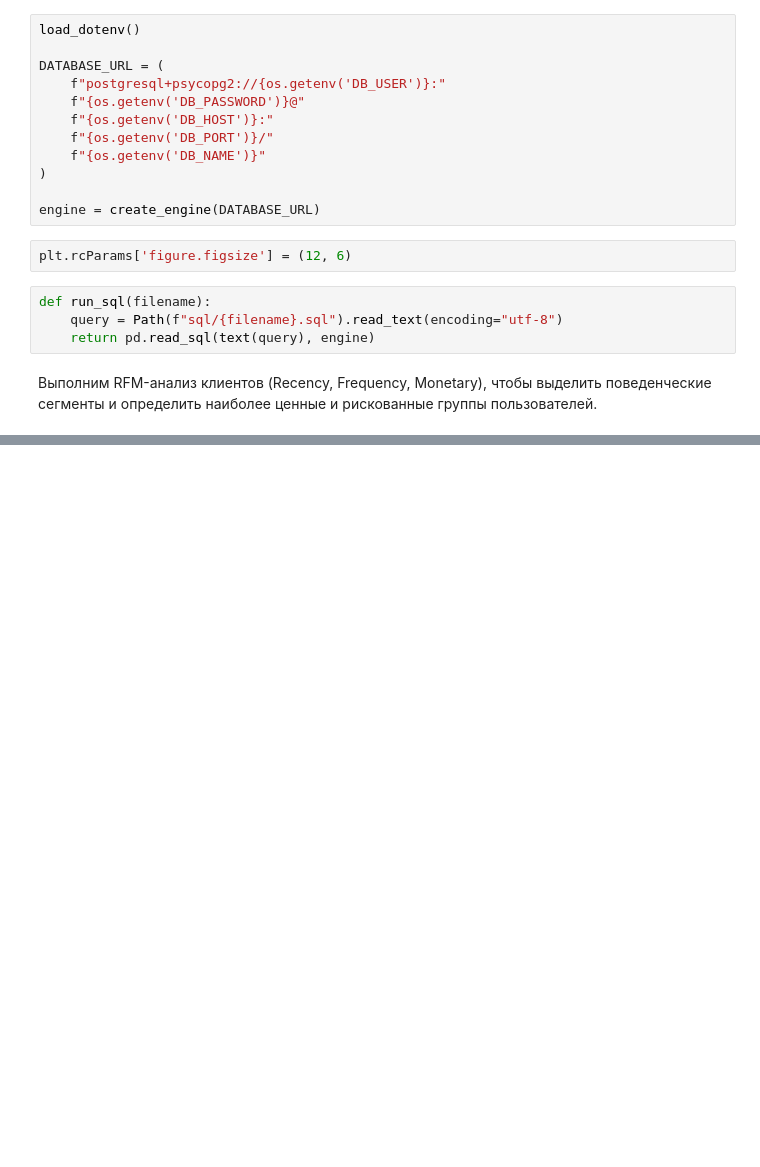
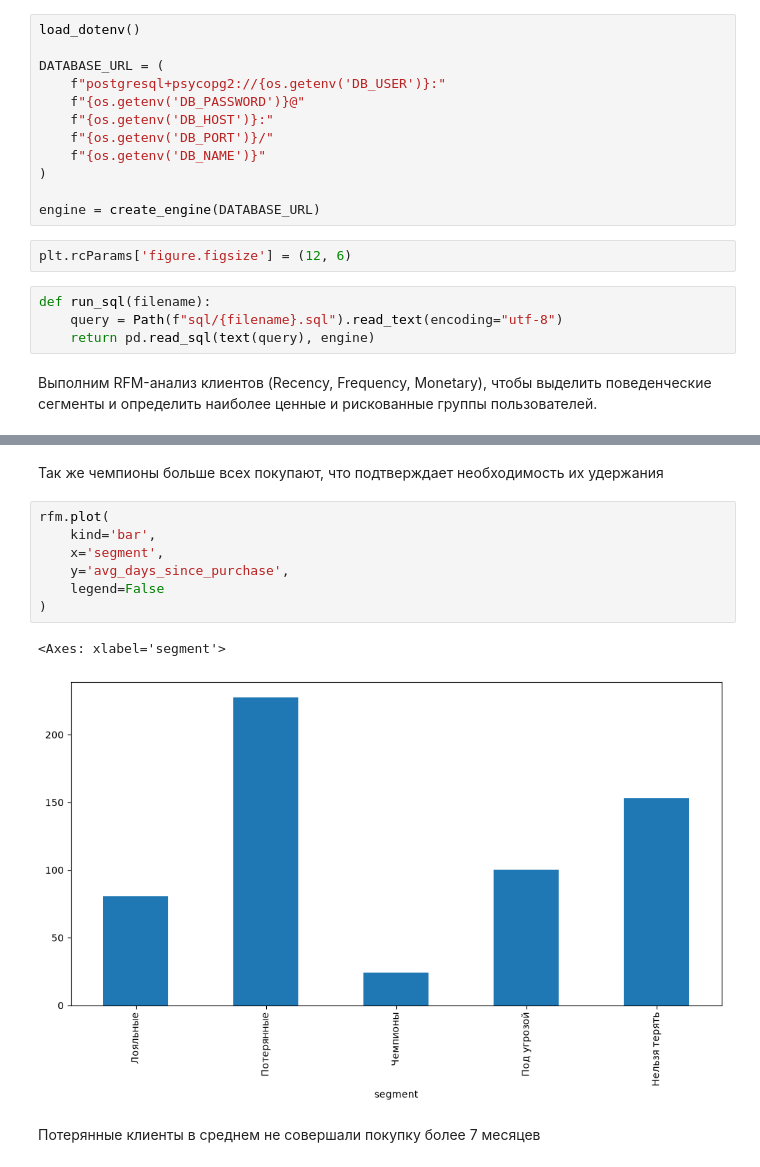
Before and after one commit to artkriukov/portfolio, a Jupyter notebook: projects/rfm-analysis-pharmacy/rfm-pharmacy-analysis.ipynb, the cells around one changed output, grey strips where cells are left out. Saved outputs shown, nothing was run; the diff lists cells and outputs as text; blank space fills up the shorter version.

```diff
--- a/projects/rfm-analysis-pharmacy/rfm-pharmacy-analysis.ipynb
+++ b/projects/rfm-analysis-pharmacy/rfm-pharmacy-analysis.ipynb
@@ -69,3 +101,17 @@ rfm
+# %% [markdown]
+Так же чемпионы больше всех покупают, что подтверждает необходимость их удержания
+# %%
+rfm.plot(
+    kind='bar',
+    x='segment',
+    y='avg_days_since_purchase',
+    legend=False
+)
+# %% [output]
+<Axes: xlabel='segment'>
+[figure, added]
+# %% [markdown]
+Потерянные клиенты в среднем не совершали покупку более 7 месяцев
 # %%
 rfm.plot(
     kind='pie',
```
Also changed, not shown: parts of 11 cells of this notebook, 1 other file.
